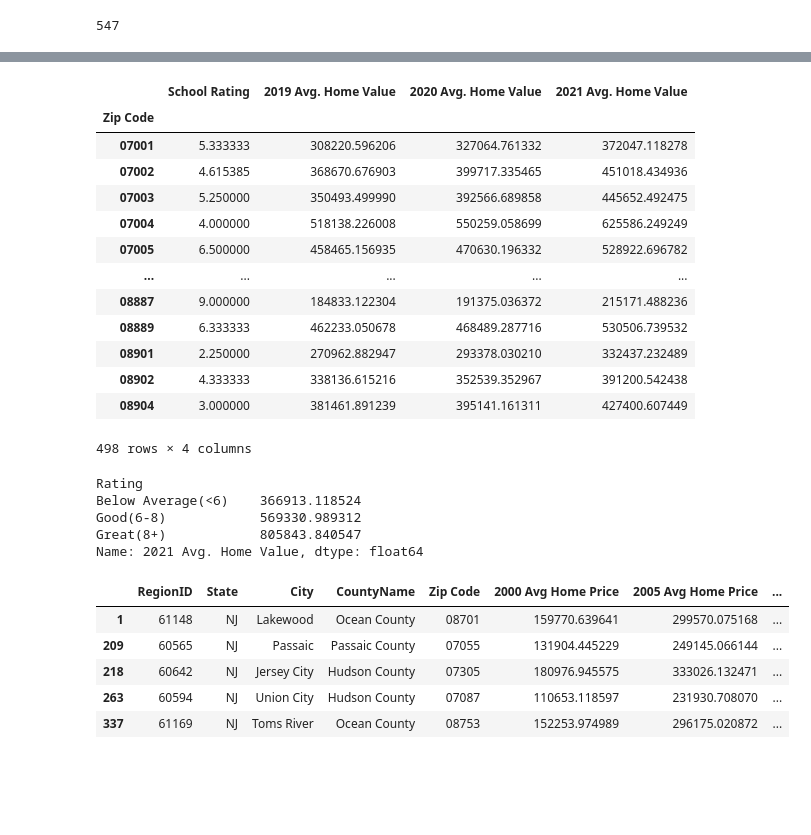
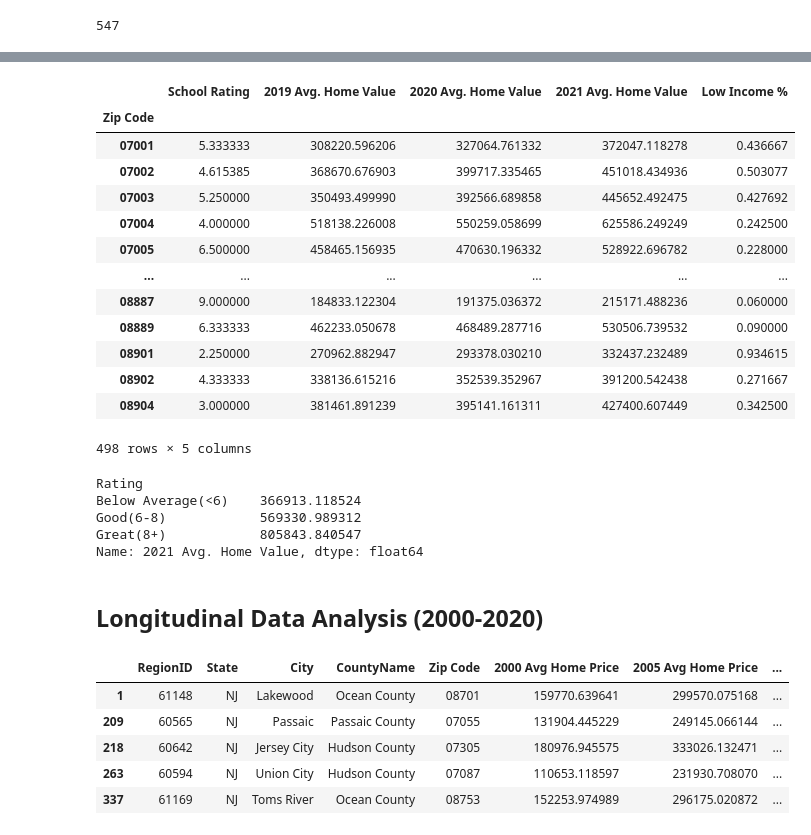
Before and after one commit to tlochan/ProjectOne, a Jupyter notebook: Home Value versus School Rating (NJ).ipynb, the cells around one changed output, grey strips where cells are left out. Drawn from its saved outputs; the diff is of its cells as text; code cells hidden in the pictures; blank space fills up the shorter version.

```diff
--- a/Data Cleaning.ipynb
+++ b/Home Value versus School Rating (NJ).ipynb
@@ -91,35 +90,36 @@ mergeDf
 #group schools by common Zip Code for analysis
 groupDf = mergeDf.groupby("Zip Code")
 # %%
+#Recent Trend Analysis
 #creating variable for metrics for each zipcode
 rating = groupDf["Rating"].mean()
 price19 = groupDf["2019-09-30"].mean()
 price20 = groupDf["2020-09-30"].mean()
 price21 = groupDf["2021-09-30"].mean()
-#lowinc = groupDf["PercentLowIncome"].mean()
+lowinc = groupDf["PercentLowIncome"].mean()
 # %%
 #summary Data Frame
 summaryDf = pd.DataFrame({
     "School Rating":rating,
     "2019 Avg. Home Value":price19,
     "2020 Avg. Home Value":price20,
     "2021 Avg. Home Value":price21,
-    #"Low Income %":lowinc
+    "Low Income %":lowinc
 })
 summaryDf
 # %% [output]
-|  | School Rating | 2019 Avg. Home Value | 2020 Avg. Home Value | 2021 Avg. Home Value |
-| Zip Code |  |  |  |  |
-| 07001 | 5.333333 | 308220.596206 | 327064.761332 | 372047.118278 |
-| 07002 | 4.615385 | 368670.676903 | 399717.335465 | 451018.434936 |
-| 07003 | 5.250000 | 350493.499990 | 392566.689858 | 445652.492475 |
-| 07004 | 4.000000 | 518138.226008 | 550259.058699 | 625586.249249 |
-| 07005 | 6.500000 | 458465.156935 | 470630.196332 | 528922.696782 |
-| ... | ... | ... | ... | ... |
-| 08887 | 9.000000 | 184833.122304 | 191375.036372 | 215171.488236 |
-| 08889 | 6.333333 | 462233.050678 | 468489.287716 | 530506.739532 |
-| 08901 | 2.250000 | 270962.882947 | 293378.030210 | 332437.232489 |
-| 08902 | 4.333333 | 338136.615216 | 352539.352967 | 391200.542438 |
-| 08904 | 3.000000 | 381461.891239 | 395141.161311 | 427400.607449 |
+|  | School Rating | 2019 Avg. Home Value | 2020 Avg. Home Value | 2021 Avg. Home Value | Low Income % |
+| Zip Code |  |  |  |  |  |
+| 07001 | 5.333333 | 308220.596206 | 327064.761332 | 372047.118278 | 0.436667 |
+| 07002 | 4.615385 | 368670.676903 | 399717.335465 | 451018.434936 | 0.503077 |
+| 07003 | 5.250000 | 350493.499990 | 392566.689858 | 445652.492475 | 0.427692 |
+| 07004 | 4.000000 | 518138.226008 | 550259.058699 | 625586.249249 | 0.242500 |
+| 07005 | 6.500000 | 458465.156935 | 470630.196332 | 528922.696782 | 0.228000 |
+| ... | ... | ... | ... | ... | ... |
+| 08887 | 9.000000 | 184833.122304 | 191375.036372 | 215171.488236 | 0.060000 |
+| 08889 | 6.333333 | 462233.050678 | 468489.287716 | 530506.739532 | 0.090000 |
+| 08901 | 2.250000 | 270962.882947 | 293378.030210 | 332437.232489 | 0.934615 |
+| 08902 | 4.333333 | 338136.615216 | 352539.352967 | 391200.542438 | 0.271667 |
+| 08904 | 3.000000 | 381461.891239 | 395141.161311 | 427400.607449 | 0.342500 |
-498 rows × 4 columns
+498 rows × 5 columns
 # %%
@@ -137,6 +140,8 @@ Below Average(<6)    366913.118524
 Good(6-8)            569330.989312
 Great(8+)            805843.840547
 Name: 2021 Avg. Home Value, dtype: float64
+# %% [markdown]
+## Longitudinal Data Analysis (2000-2020)
 # %%
 #create a Data Frame with longitudinal data 2001-2020
 longDf = nj_df[["RegionID","State", "City", "CountyName","RegionName", "2001-09-30","2005-09-30",\
```
Also changed, not shown: parts of 21 cells of this notebook, 5 other files.
